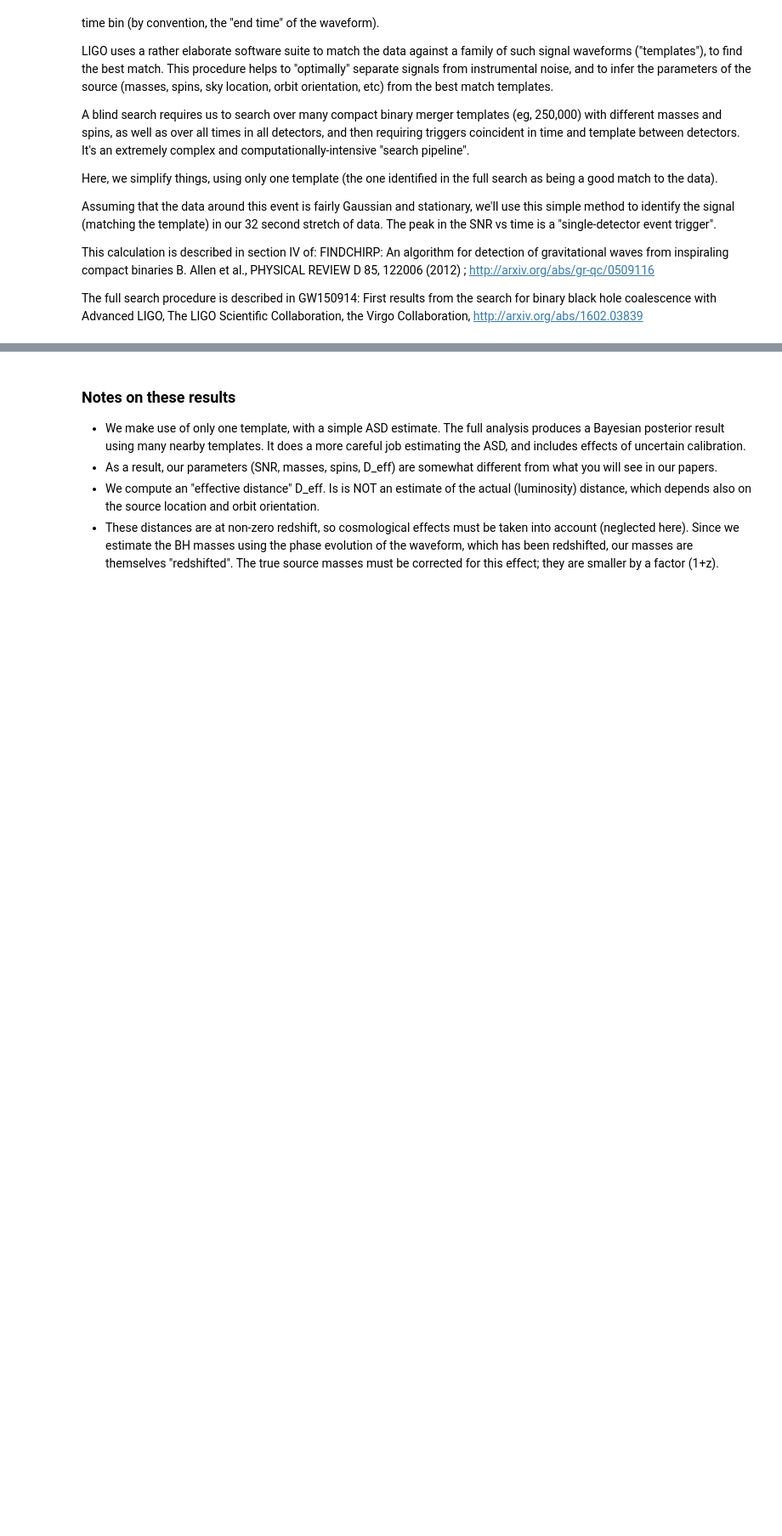
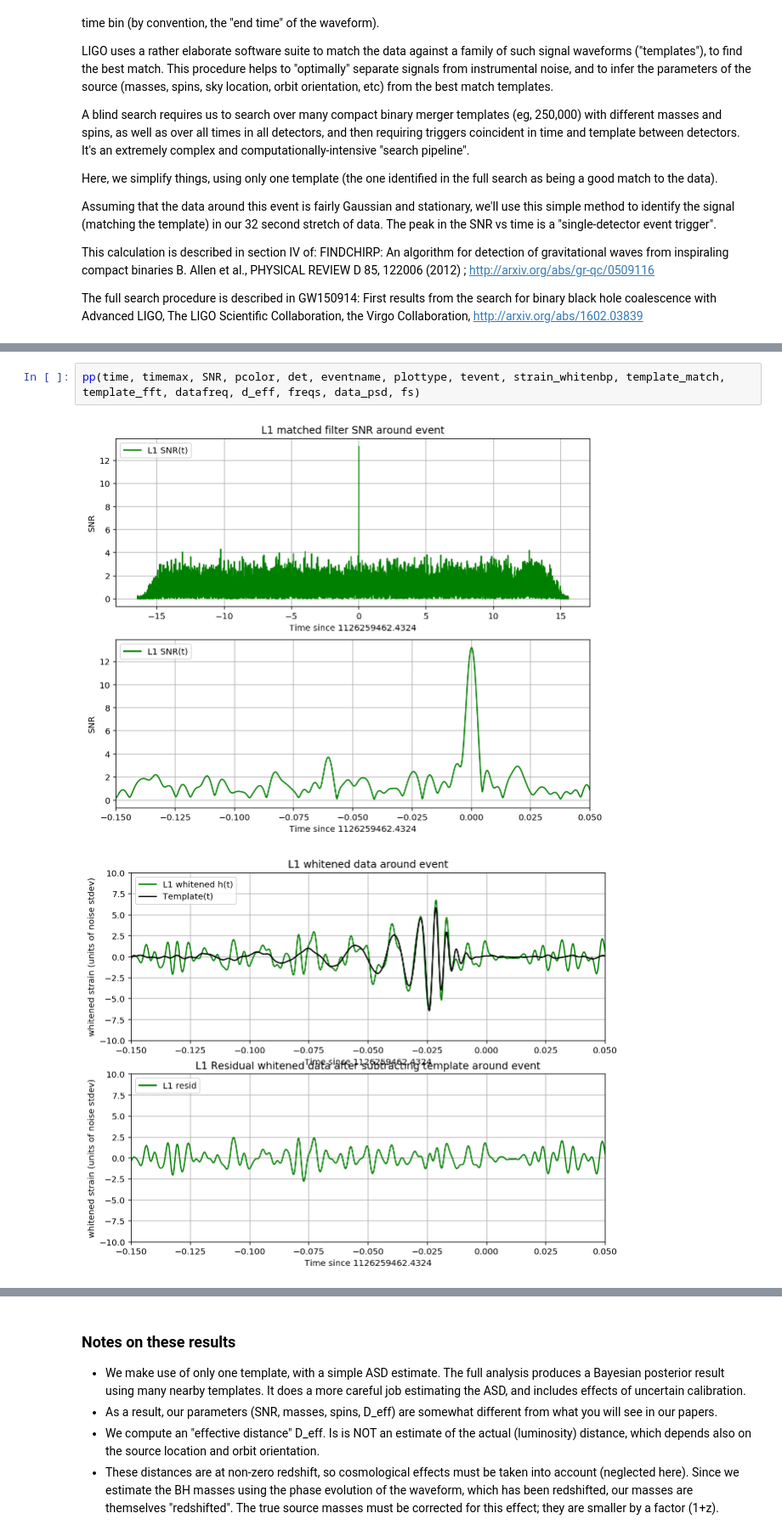
Before and after one commit to UCB-stat-159-s22/hw06-rajrdasani, a Jupyter notebook: index.ipynb, the cells around one changed output, grey strips where cells are left out. Shown at 85% size. Drawn from its saved outputs; the diff is of its cells as text; blank space fills up the shorter version.

```diff
--- a/index.ipynb
+++ b/index.ipynb
@@ -617,0 +735,5 @@ pp(fs, time, template_p, template_c, template_offset, strain_H1, strain_L1, dt,
+# %%
+pp(time, timemax, SNR, pcolor, det, eventname, plottype, tevent, strain_whitenbp, template_match, template_fft, datafreq, d_eff, freqs, data_psd, fs)
+# %% [output]
+[figure, added]
+[figure, added]
```
Also changed, not shown: parts of 9 cells of this notebook, 3 other files.
